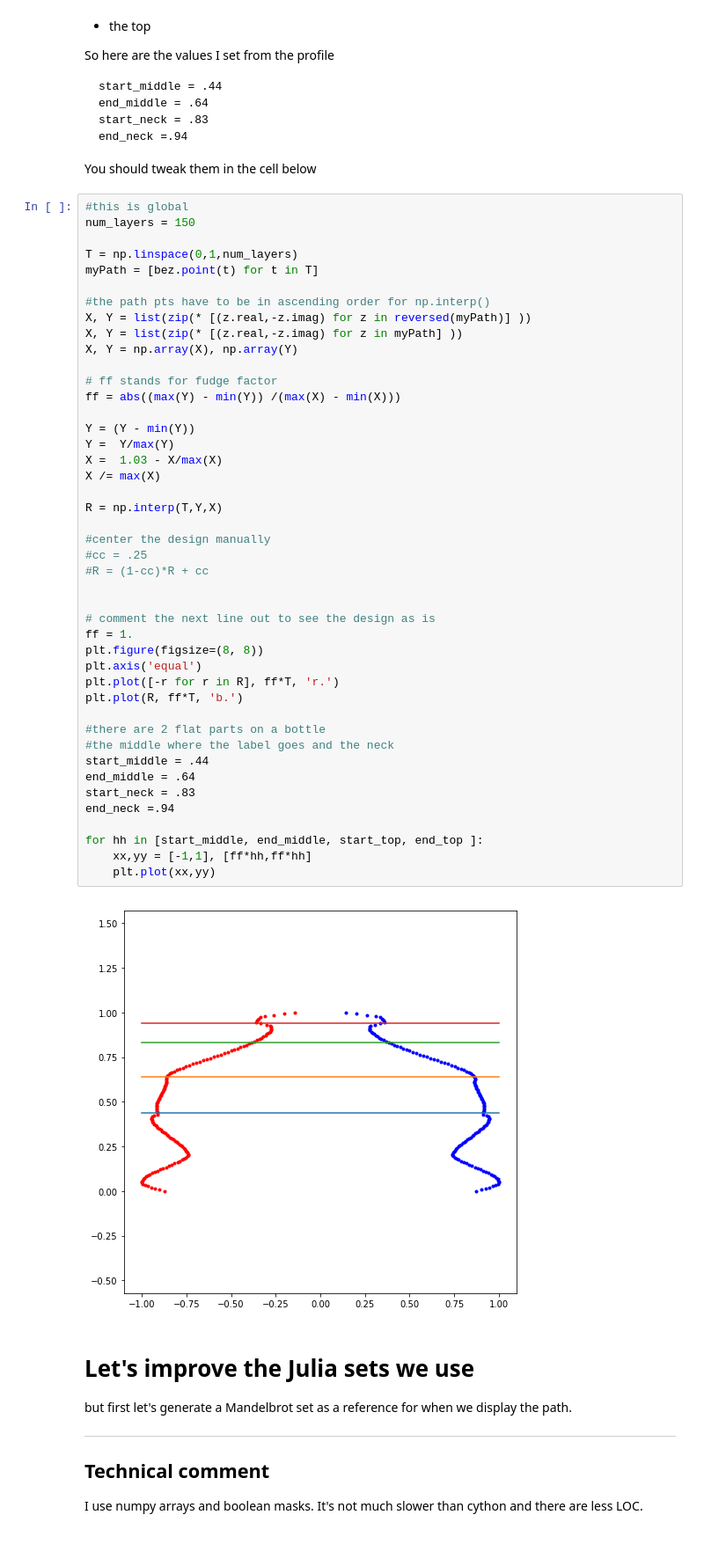
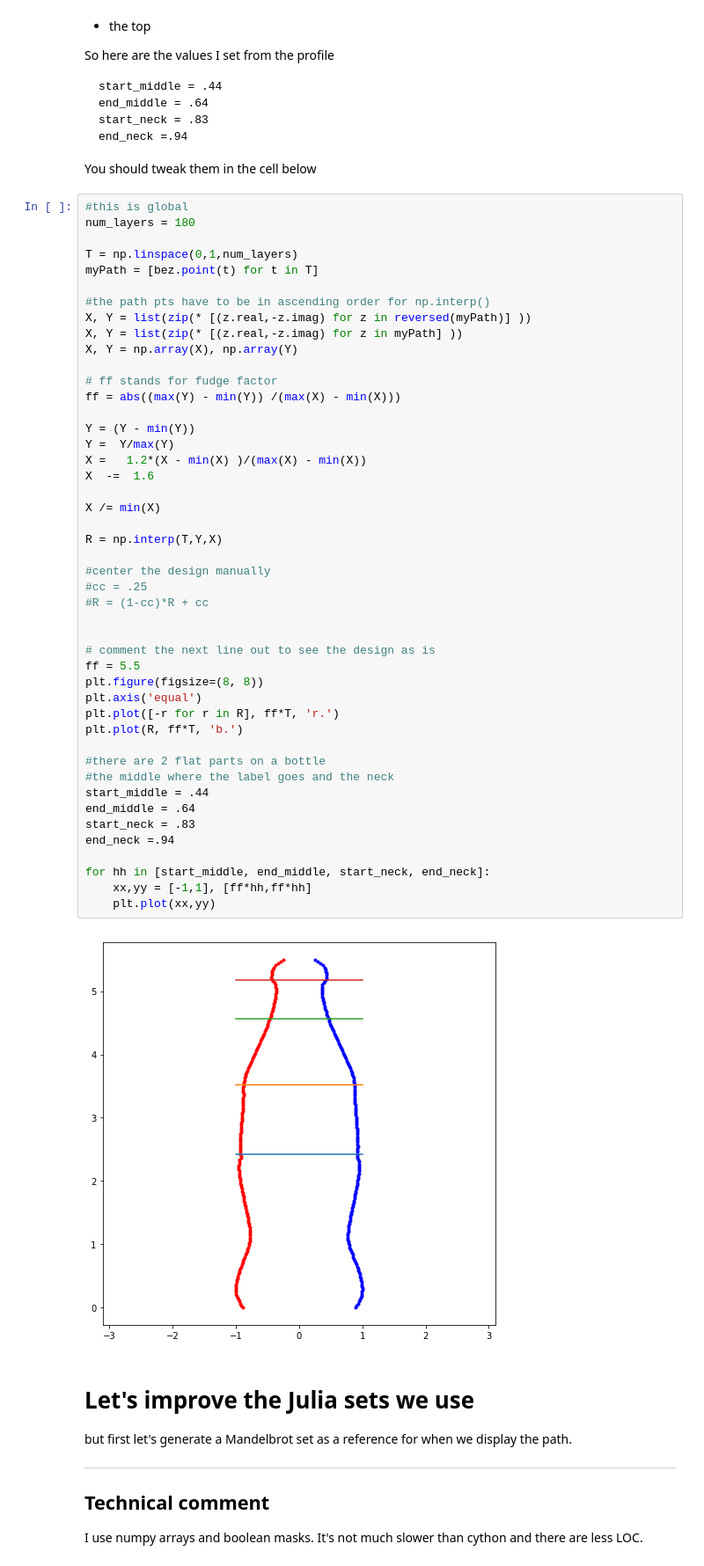
Before and after one commit to macbuse/Mandelbrottle, a Jupyter notebook: mandelbrotlle_coke.ipynb, the cells around one changed output. Shown at 88% size. Drawn from its saved outputs; the diff is of its cells as text.

```diff
--- a/mandelbrotlle_coke.ipynb
+++ b/mandelbrotlle_coke.ipynb
@@ -112,7 +122,7 @@ end_neck =.94
 You should tweak them in the cell below
 # %%
 #this is global
-num_layers = 150
+num_layers = 180
 
 T = np.linspace(0,1,num_layers)
 myPath = [bez.point(t) for t in T]
@@ -124,38 +134,40 @@ X, Y = np.array(X), np.array(Y)
 
 # ff stands for fudge factor
 ff = abs((max(Y) - min(Y)) /(max(X) - min(X)))
 
 Y = (Y - min(Y))
 Y =  Y/max(Y)
-X =  1.03 - X/max(X)
-X /= max(X)
+X =   1.2*(X - min(X) )/(max(X) - min(X))
+X  -=  1.6
+
+X /= min(X)
 
 R = np.interp(T,Y,X)
 
 #center the design manually
 #cc = .25
 #R = (1-cc)*R + cc
 
 
 # comment the next line out to see the design as is
-ff = 1.
+ff = 5.5
 plt.figure(figsize=(8, 8))
 plt.axis('equal')
 plt.plot([-r for r in R], ff*T, 'r.')
 plt.plot(R, ff*T, 'b.')
 
 #there are 2 flat parts on a bottle
 #the middle where the label goes and the neck
 start_middle = .44
 end_middle = .64
 start_neck = .83
 end_neck =.94
 
-for hh in [start_middle, end_middle, start_top, end_top ]:
+for hh in [start_middle, end_middle, start_neck, end_neck]:
     xx,yy = [-1,1], [ff*hh,ff*hh]
     plt.plot(xx,yy)
 # %% [output]
-[figure, old version]
+[figure, new version]
 # %% [markdown]
 # Let's improve the Julia sets we use
 
```
Also changed, not shown: parts of 7 cells of this notebook.
